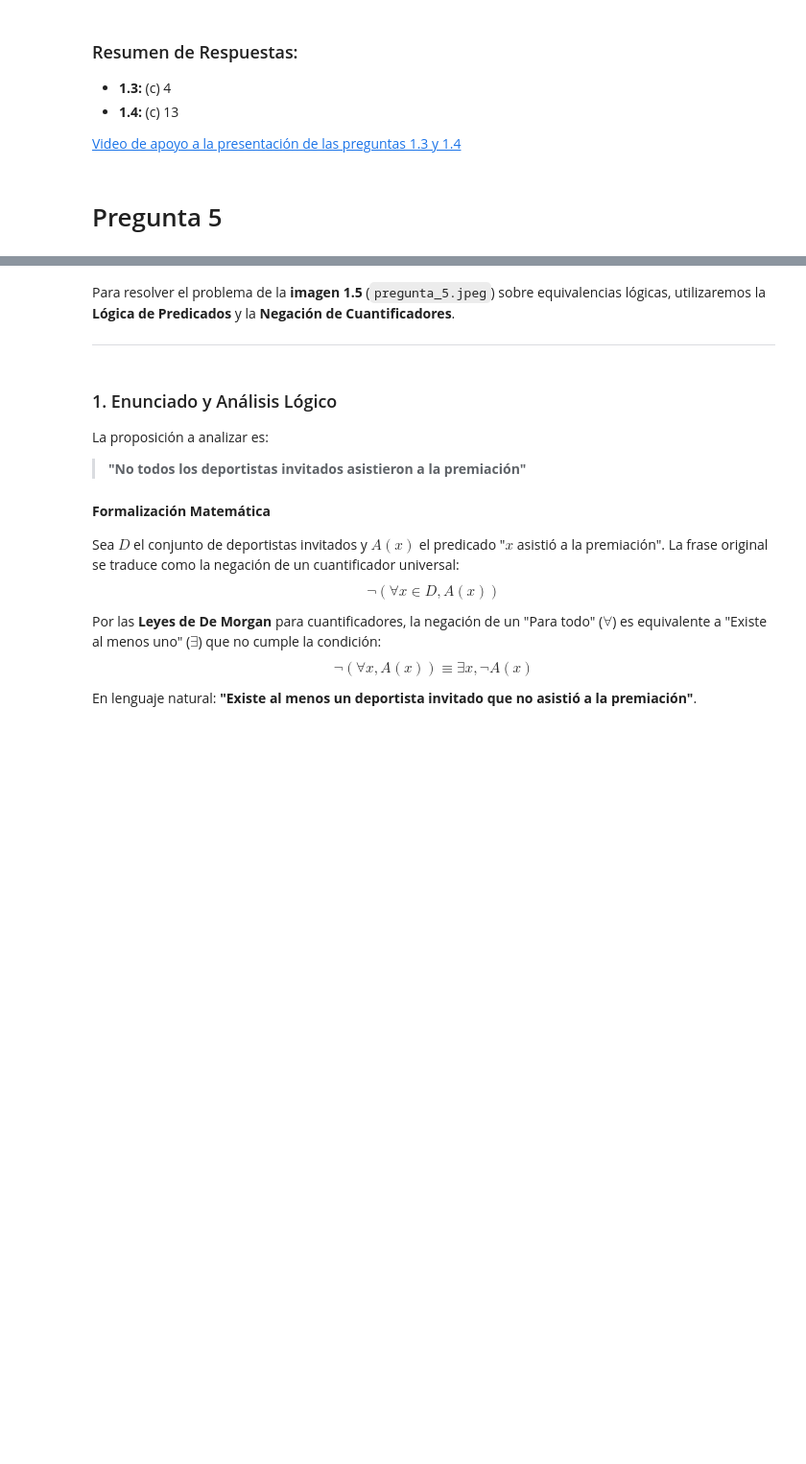
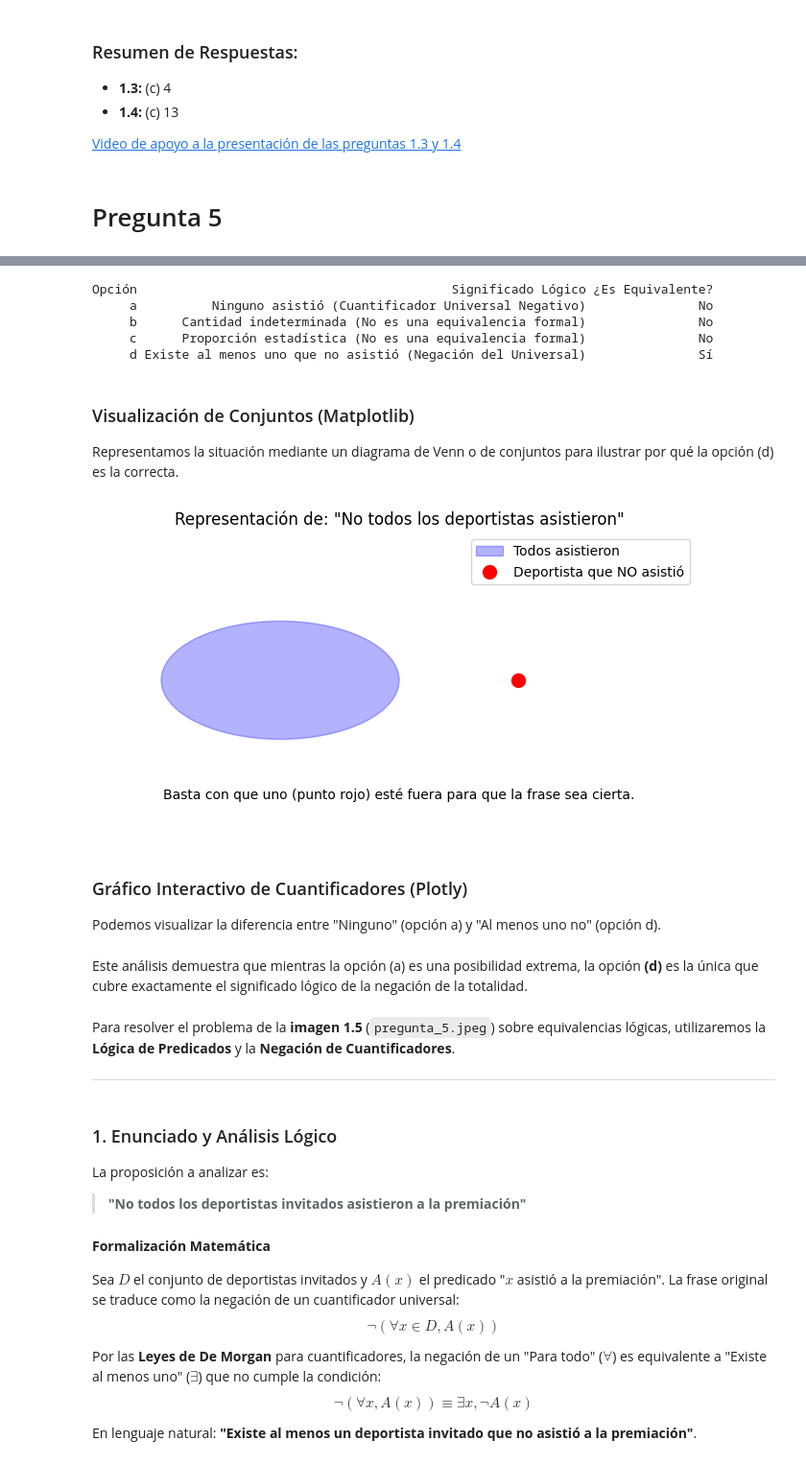
Before and after one commit to marco-canas/camino-udea, a Jupyter notebook: 3_lenguaje_proposicional/clase_01_diagnostico_y_analisis_del_lenguaje/clase1_lenguaje_proposicional.ipynb, the cells around one changed output, grey strips where cells are left out. Shown at 96% size. Saved outputs shown, nothing was run; the diff lists cells and outputs as text; code cells hidden in the pictures; blank space fills up the shorter version.

```diff
--- a/3_lenguaje_proposicional/clase_01_diagnostico_y_analisis_del_lenguaje/clase1_lenguaje_proposicional.ipynb
+++ b/3_lenguaje_proposicional/clase_01_diagnostico_y_analisis_del_lenguaje/clase1_lenguaje_proposicional.ipynb
@@ -316,0 +521,48 @@ interactive(children=(IntSlider(value=8, description='n_ext', max=24, min=1), Ou
+# %%
+import pandas as pd
+
+data = {
+    'Opción': ['a', 'b', 'c', 'd'],
+    'Significado Lógico': [
+        'Ninguno asistió (Cuantificador Universal Negativo)',
+        'Cantidad indeterminada (No es una equivalencia formal)',
+        'Proporción estadística (No es una equivalencia formal)',
+        'Existe al menos uno que no asistió (Negación del Universal)'
+    ],
+    '¿Es Equivalente?': ['No', 'No', 'No', 'Sí']
+}
+
+df = pd.DataFrame(data)
+print(df.to_string(index=False))
+# %% [output]
+Opción                                          Significado Lógico ¿Es Equivalente?
+     a          Ninguno asistió (Cuantificador Universal Negativo)               No
+     b      Cantidad indeterminada (No es una equivalencia formal)               No
+     c      Proporción estadística (No es una equivalencia formal)               No
+     d Existe al menos uno que no asistió (Negación del Universal)               Sí
+# %% [markdown]
+### Visualización de Conjuntos (Matplotlib)
+Representamos la situación mediante un diagrama de Venn o de conjuntos para ilustrar por qué la opción (d) es la correcta.
+# %%
+import matplotlib.pyplot as plt
+
+# Creamos una representación visual de la negación
+plt.figure(figsize=(8, 4))
+circle_all = plt.Circle((0.3, 0.5), 0.2, color='blue', alpha=0.3, label='Todos asistieron')
+plt.gca().add_patch(circle_all)
+
+# Un punto fuera del conjunto de los que asistieron
+plt.scatter([0.7], [0.5], color='red', s=100, label='Deportista que NO asistió')
+
+plt.xlim(0, 1)
+plt.ylim(0, 1)
+plt.title('Representación de: "No todos los deportistas asistieron"')
+plt.text(0.5, 0.1, 'Basta con que uno (punto rojo) esté fuera para que la frase sea cierta.', ha='center')
+plt.legend()
+plt.axis('off')
+plt.show()
+# %% [output]
+[figure, added]
+# %% [markdown]
+### Gráfico Interactivo de Cuantificadores (Plotly)
+Podemos visualizar la diferencia entre "Ninguno" (opción a) y "Al menos uno no" (opción d).
@@ -317,3 +584,5 @@ interactive(children=(IntSlider(value=8, description='n_ext', max=24, min=1), Ou
+# %% [markdown]
+Este análisis demuestra que mientras la opción (a) es una posibilidad extrema, la opción **(d)** es la única que cubre exactamente el significado lógico de la negación de la totalidad.
 # %% [markdown]
 Para resolver el problema de la **imagen 1.5** (`pregunta_5.jpeg`) sobre equivalencias lógicas, utilizaremos la **Lógica de Predicados** y la **Negación de Cuantificadores**.
 
```
Also changed, not shown: parts of 39 cells of this notebook, 1 other file.
